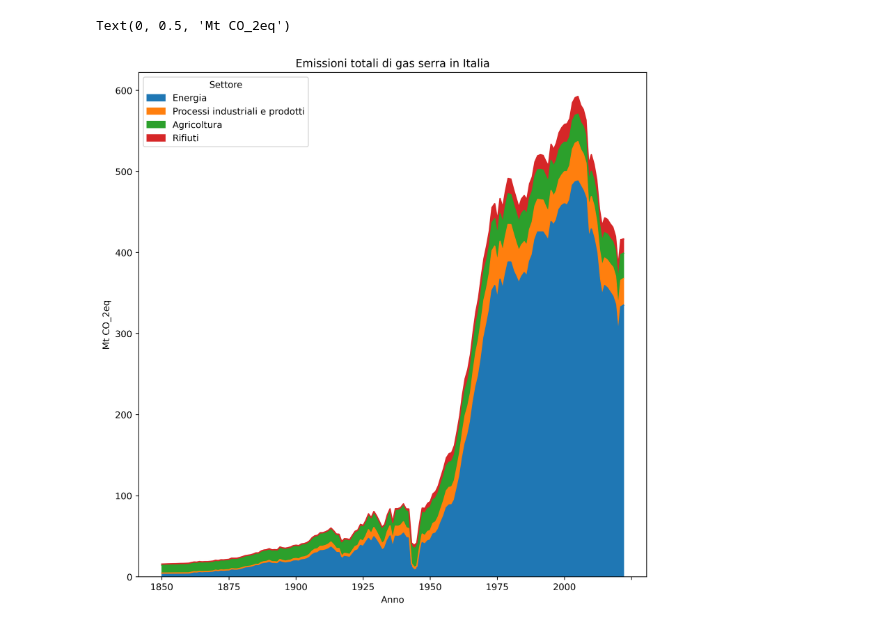
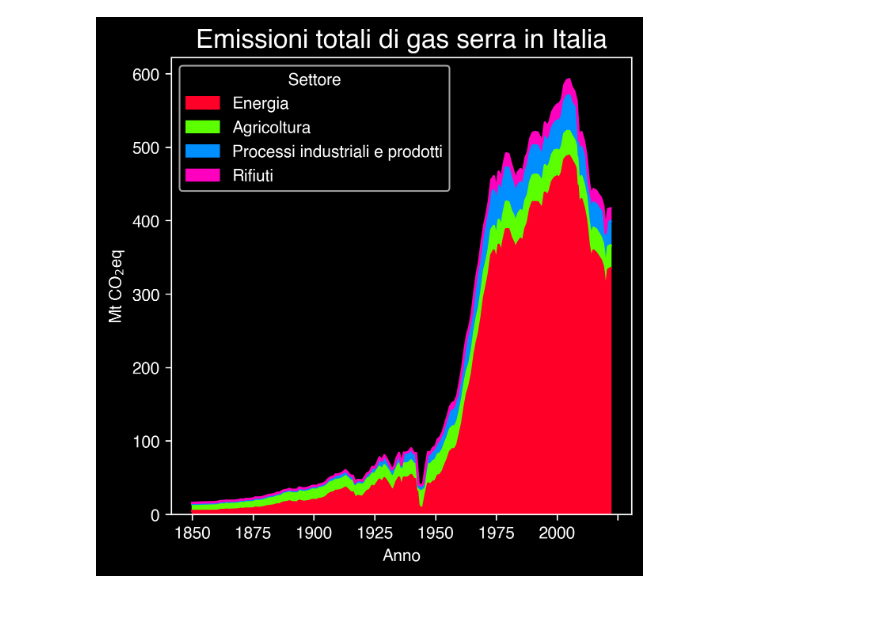
Before and after one commit to Robin-Castellani/TEDx-fogliano-2024, a Jupyter notebook: emissions.ipynb, the cells around one changed output. Saved outputs shown, nothing was run; the diff lists cells and outputs as text; code cells hidden in the pictures.

Commit message:
Chore: adapt emission to dark syle

```diff
--- a/emissions.ipynb
+++ b/emissions.ipynb
@@ -11,7 +12,8 @@ file_csv = ROOT_FOLDER / "data" / "Emissions" / "ghg-emissions.csv"
 images_dir = Path(ROOT_FOLDER / "output" / "images" / "emission")
 images_dir.mkdir(parents=True, exist_ok=True)
 
-plt.style.use("default")
+set_plot_style()
+load_font()
 # %%
 em = pd.read_csv(
     file_csv, skipfooter=2, engine="python", na_values="false", index_col="Settore"
@@ -27,11 +29,13 @@ em.head()
 | Rifiuti | 1.23 | 1.24 | 1.25 | 1.25 | 1.26 | 1.27 | 1.28 | 1.29 | 1.30 | 1.31 | ... | ... |
 4 rows × 173 columns
 # %%
-fig, ax = plt.subplots(figsize=(10, 10), dpi=400)
-em.T.plot.area(stacked=True, ax=ax)
+fig, ax = plt.subplots(figsize=(5, 5))
+em.T.plot.area(stacked=True, ax=ax, cmap="gist_rainbow")
 ax.set_title("Emissioni totali di gas serra in Italia")
 ax.set_xlabel("Anno")
-ax.set_ylabel("Mt CO_2eq")
+ax.set_ylabel("Mt CO$_2$eq")
+
+plt.show()
+fig.savefig(images_dir / "emissions.png")
 # %% [output]
-Text(0, 0.5, 'Mt CO_2eq')
-[figure, old version]
+[figure, new version]
```
Also changed, not shown: parts of 2 cells of this notebook, 1 other file.
